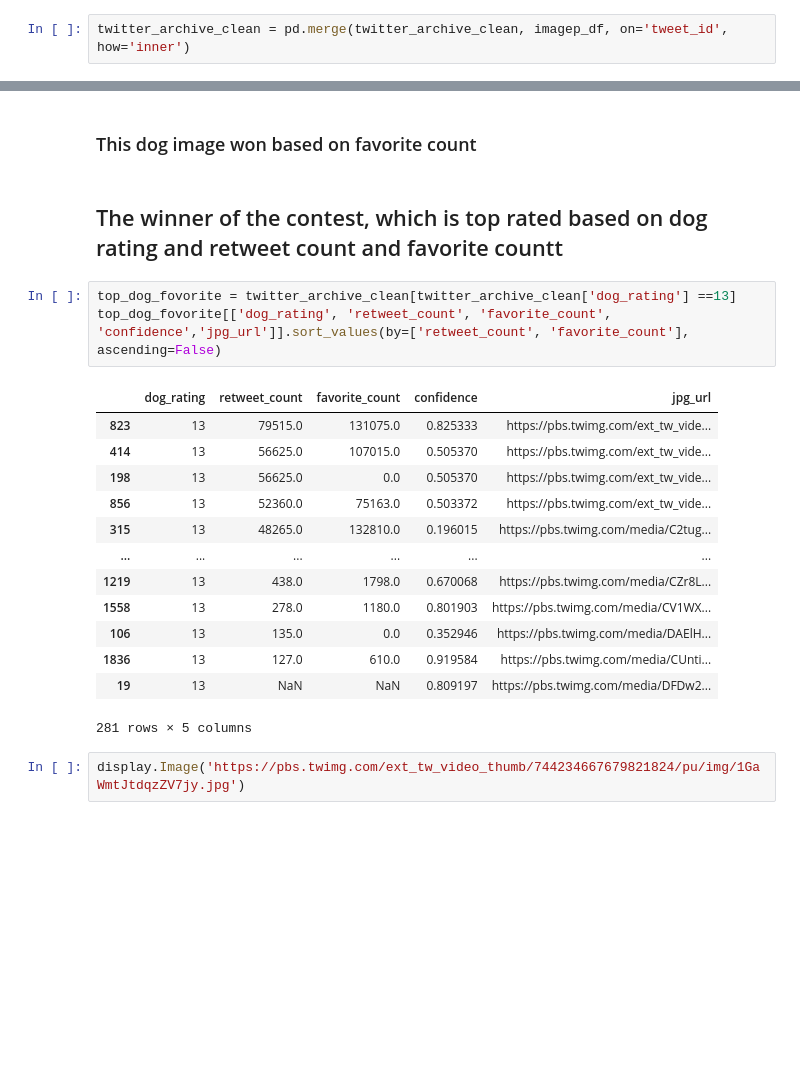
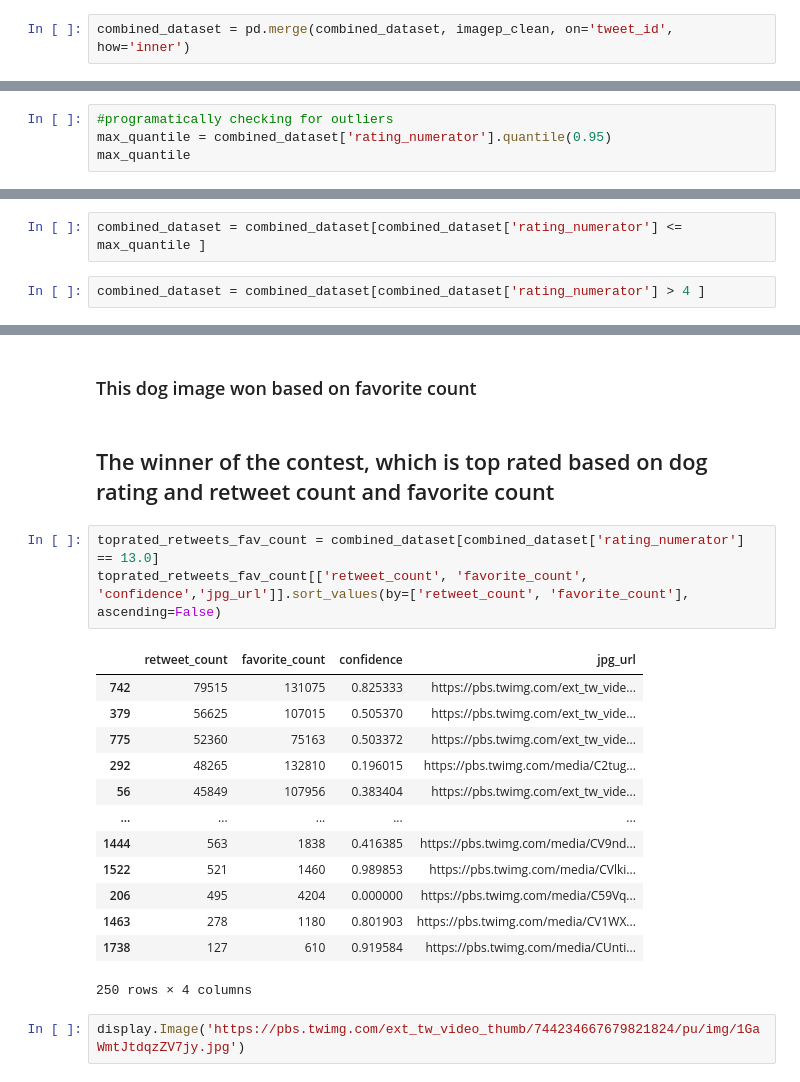
Before and after one commit to techacct/DA-WerateDogs, a Jupyter notebook: wrangle_act.ipynb, the cells around one changed output, grey strips where cells are left out. Cells and saved outputs as stored; diff of their text form; blank space fills up the shorter version.

```diff
--- a/wrangle_act.ipynb
+++ b/wrangle_act.ipynb
@@ -563,3 +602,3 @@ twitter_archive_clean = pd.merge(twitter_archive_df, tweets_df, on= 'tweet_id',
 # %%
-twitter_archive_clean = pd.merge(twitter_archive_clean, imagep_df, on='tweet_id', how='inner')
+combined_dataset = pd.merge(combined_dataset, imagep_clean, on='tweet_id', how='inner')
 # %%
@@ -613,0 +648,4 @@ twitter_archive_clean = twitter_archive_clean[twitter_archive_clean['dog_rating'
+# %%
+#programatically checking for outliers
+max_quantile = combined_dataset['rating_numerator'].quantile(0.95)
+max_quantile
@@ -614,3 +654,7 @@ twitter_archive_clean = twitter_archive_clean[twitter_archive_clean['dog_rating'
+# %%
+combined_dataset = combined_dataset[combined_dataset['rating_numerator'] <= max_quantile ]
+# %%
+combined_dataset = combined_dataset[combined_dataset['rating_numerator'] > 4 ]
 # %% [markdown]
 #### Test
 # %%
@@ -757,24 +801,24 @@ display.Image('https://pbs.twimg.com/media/C2tugXLXgAArJO4.jpg')
 # %% [markdown]
 ### This dog image won based on favorite count
 # %% [markdown]
-## The winner of the contest, which is top rated based on dog rating and retweet count and favorite countt
+## The winner of the contest, which is top rated based on dog rating and retweet count and favorite count
 # %%
-top_dog_fovorite = twitter_archive_clean[twitter_archive_clean['dog_rating'] ==13]
-top_dog_fovorite[['dog_rating', 'retweet_count', 'favorite_count', 'confidence','jpg_url']].sort_values(by=['retweet_count', 'favorite_count'], ascending=False)
+toprated_retweets_fav_count = combined_dataset[combined_dataset['rating_numerator'] == 13.0]
+toprated_retweets_fav_count[['retweet_count', 'favorite_count', 'confidence','jpg_url']].sort_values(by=['retweet_count', 'favorite_count'], ascending=False)
 # %% [output]
-|  | dog_rating | retweet_count | favorite_count | confidence | jpg_url |
-| 823 | 13 | 79515.0 | 131075.0 | 0.825333 | https://pbs.twimg.com/ext_tw_vide... |
-| 414 | 13 | 56625.0 | 107015.0 | 0.505370 | https://pbs.twimg.com/ext_tw_vide... |
-| 198 | 13 | 56625.0 | 0.0 | 0.505370 | https://pbs.twimg.com/ext_tw_vide... |
-| 856 | 13 | 52360.0 | 75163.0 | 0.503372 | https://pbs.twimg.com/ext_tw_vide... |
-| 315 | 13 | 48265.0 | 132810.0 | 0.196015 | https://pbs.twimg.com/media/C2tug... |
-| ... | ... | ... | ... | ... | ... |
-| 1219 | 13 | 438.0 | 1798.0 | 0.670068 | https://pbs.twimg.com/media/CZr8L... |
-| 1558 | 13 | 278.0 | 1180.0 | 0.801903 | https://pbs.twimg.com/media/CV1WX... |
-| 106 | 13 | 135.0 | 0.0 | 0.352946 | https://pbs.twimg.com/media/DAElH... |
-| 1836 | 13 | 127.0 | 610.0 | 0.919584 | https://pbs.twimg.com/media/CUnti... |
-| 19 | 13 | NaN | NaN | 0.809197 | https://pbs.twimg.com/media/DFDw2... |
+|  | retweet_count | favorite_count | confidence | jpg_url |
+| 742 | 79515 | 131075 | 0.825333 | https://pbs.twimg.com/ext_tw_vide... |
+| 379 | 56625 | 107015 | 0.505370 | https://pbs.twimg.com/ext_tw_vide... |
+| 775 | 52360 | 75163 | 0.503372 | https://pbs.twimg.com/ext_tw_vide... |
+| 292 | 48265 | 132810 | 0.196015 | https://pbs.twimg.com/media/C2tug... |
+| 56 | 45849 | 107956 | 0.383404 | https://pbs.twimg.com/ext_tw_vide... |
+| ... | ... | ... | ... | ... |
+| 1444 | 563 | 1838 | 0.416385 | https://pbs.twimg.com/media/CV9nd... |
+| 1522 | 521 | 1460 | 0.989853 | https://pbs.twimg.com/media/CVlki... |
+| 206 | 495 | 4204 | 0.000000 | https://pbs.twimg.com/media/C59Vq... |
+| 1463 | 278 | 1180 | 0.801903 | https://pbs.twimg.com/media/CV1WX... |
+| 1738 | 127 | 610 | 0.919584 | https://pbs.twimg.com/media/CUnti... |
-281 rows × 5 columns
+250 rows × 4 columns
 # %%
 display.Image('https://pbs.twimg.com/ext_tw_video_thumb/744234667679821824/pu/img/1GaWmtJtdqzZV7jy.jpg')
 # %% [output]
```
Also changed, not shown: parts of 79 cells of this notebook, 2 other files.
